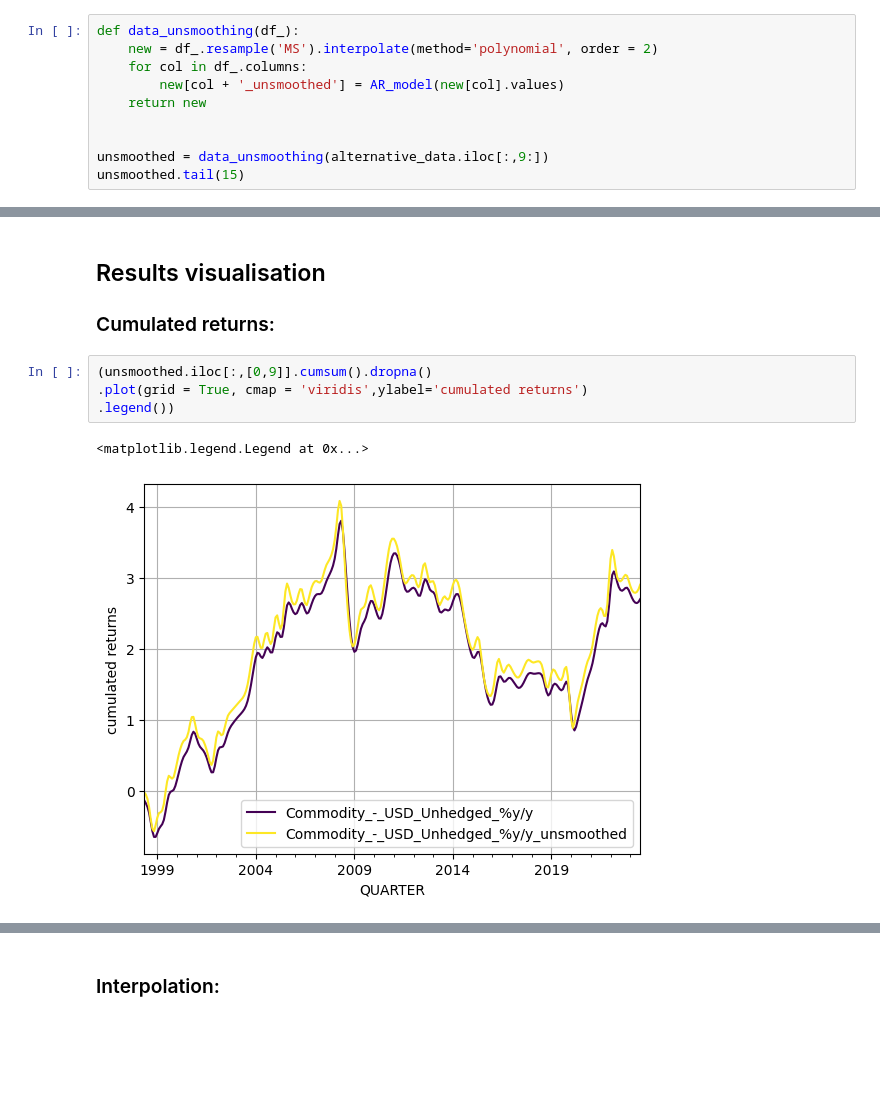
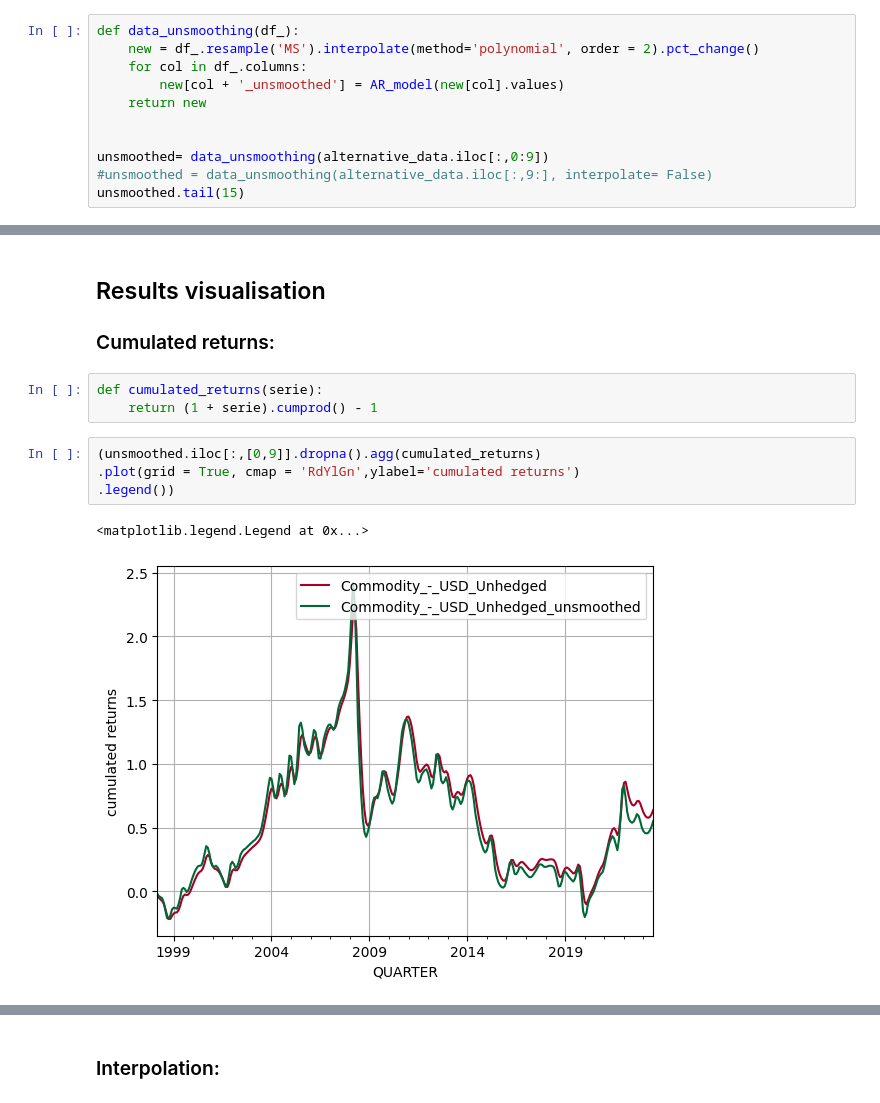
Before and after one commit to Perann/STAT_APP, a Jupyter notebook: main.ipynb, the cells around one changed output, grey strips where cells are left out. Cells and saved outputs as stored; diff of their text form; blank space fills up the shorter version.

```diff
--- a/main.ipynb
+++ b/main.ipynb
@@ -101,12 +101,13 @@ serial_correlation = pd.DataFrame({name:  [alternative_data[name].dropna().autoc
 from AR_Model.AR_functions import AR_model
 # %%
 def data_unsmoothing(df_):
-    new = df_.resample('MS').interpolate(method='polynomial', order = 2)
+    new = df_.resample('MS').interpolate(method='polynomial', order = 2).pct_change()
     for col in df_.columns:
         new[col + '_unsmoothed'] = AR_model(new[col].values)
     return new
 
 
-unsmoothed = data_unsmoothing(alternative_data.iloc[:,9:])
+unsmoothed= data_unsmoothing(alternative_data.iloc[:,0:9])
+#unsmoothed = data_unsmoothing(alternative_data.iloc[:,9:], interpolate= False)
 unsmoothed.tail(15)
 # %% [output]
@@ -131,11 +132,14 @@ unsmoothed.tail(15)
 ## Results visualisation
 
 ### Cumulated returns:
+# %%
+def cumulated_returns(serie):
+    return (1 + serie).cumprod() - 1
 # %%
-(unsmoothed.iloc[:,[0,9]].cumsum().dropna()
-.plot(grid = True, cmap = 'viridis',ylabel='cumulated returns')
+(unsmoothed.iloc[:,[0,9]].dropna().agg(cumulated_returns)
+.plot(grid = True, cmap = 'RdYlGn',ylabel='cumulated returns')
 .legend())
 # %% [output]
 <matplotlib.legend.Legend at 0x...>
-[figure, old version]
+[figure, new version]
 # %%
```
Also changed, not shown: parts of 21 cells of this notebook.
